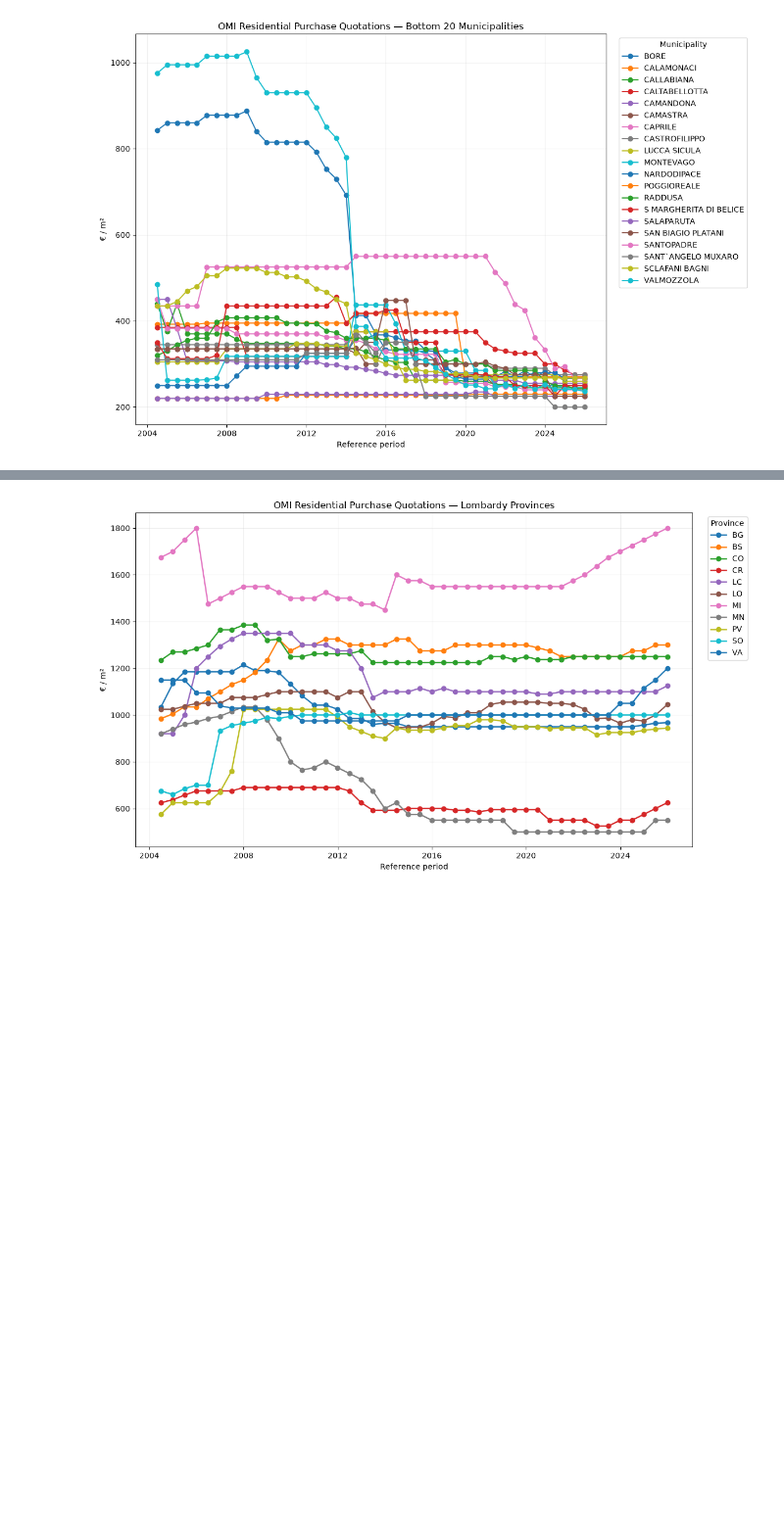
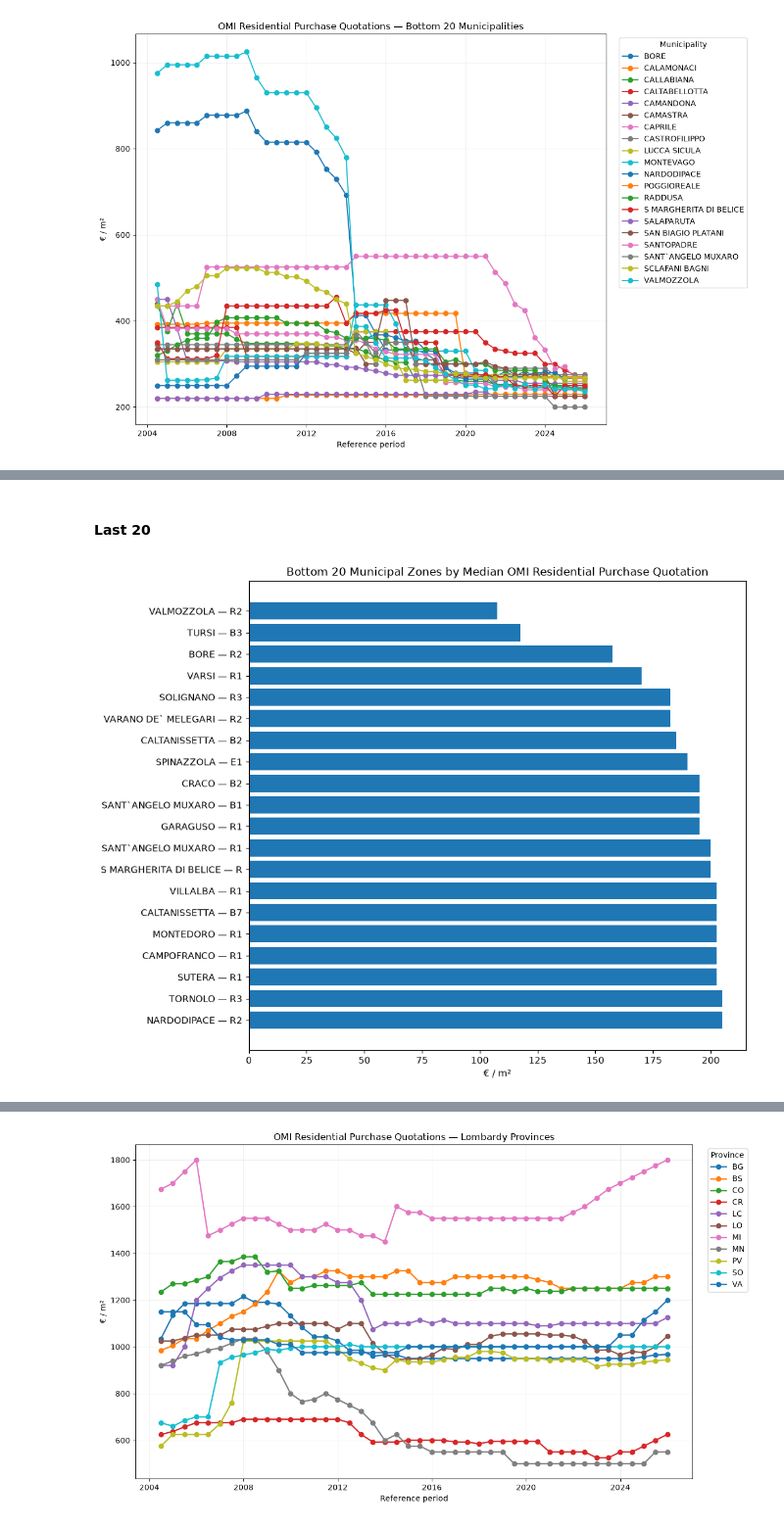
Before and after one commit to danielematix67-boop/italian-real-estate-analysis, a Jupyter notebook: notebooks/01.02_omi_quotations_exploration.ipynb, the cells around one changed output, grey strips where cells are left out. Shown at 98% size. Drawn from its saved outputs; the diff is of its cells as text; code cells hidden in the pictures; blank space fills up the shorter version.

```diff
--- a/notebooks/01.02_omi_quotations_exploration.ipynb
+++ b/notebooks/01.02_omi_quotations_exploration.ipynb
@@ -539,0 +645,28 @@ plt.show()
+# %% [markdown]
+#### Last 20
+# %%
+last_municipal_zones = (
+    municipal_zone_trend[
+        municipal_zone_trend['reference_date'].eq(latest_date)
+    ]
+    .nsmallest(20, 'median_compr_mid')
+    .sort_values('median_compr_mid', ascending=False)
+)
+
+fig, ax = plt.subplots(figsize=(10, 8))
+
+ax.barh(
+    last_municipal_zones['Comune_descrizione'] + ' — ' + last_municipal_zones['Zona'],
+    last_municipal_zones['median_compr_mid']
+)
+
+ax.set_title(
+    'Bottom 20 Municipal Zones by Median OMI Residential Purchase Quotation'
+)
+ax.set_xlabel('€ / m²')
+ax.set_ylabel('')
+
+fig.tight_layout()
+plt.show()
+# %% [output]
+[figure, added]
```
Also changed, not shown: parts of 15 cells of this notebook.
